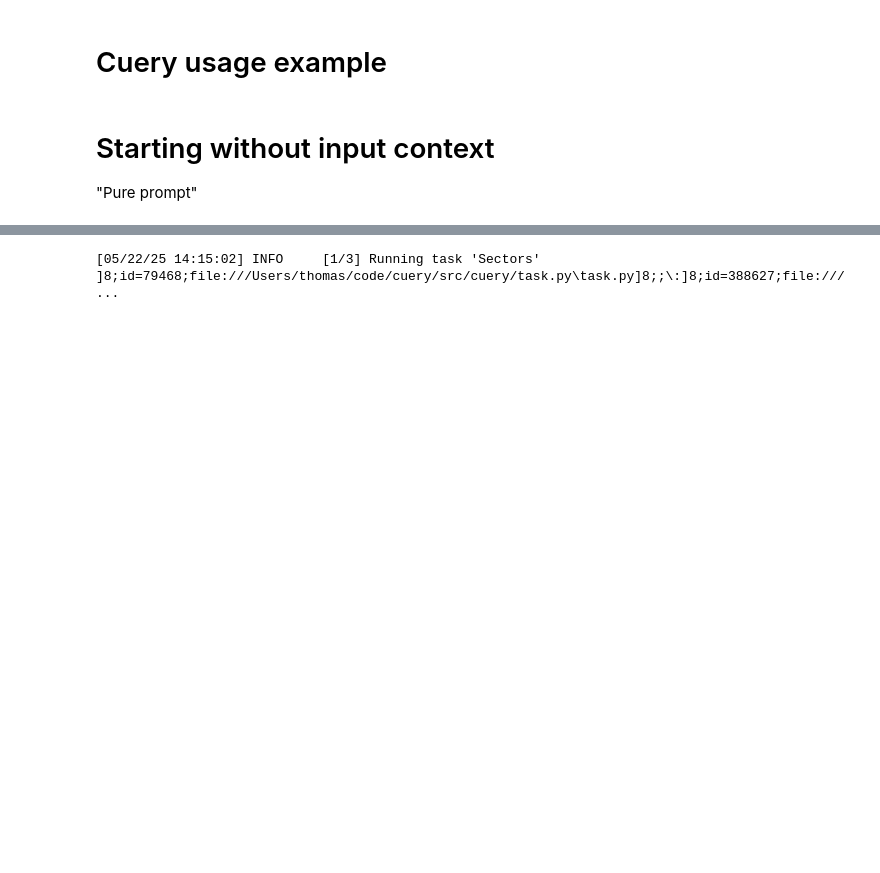
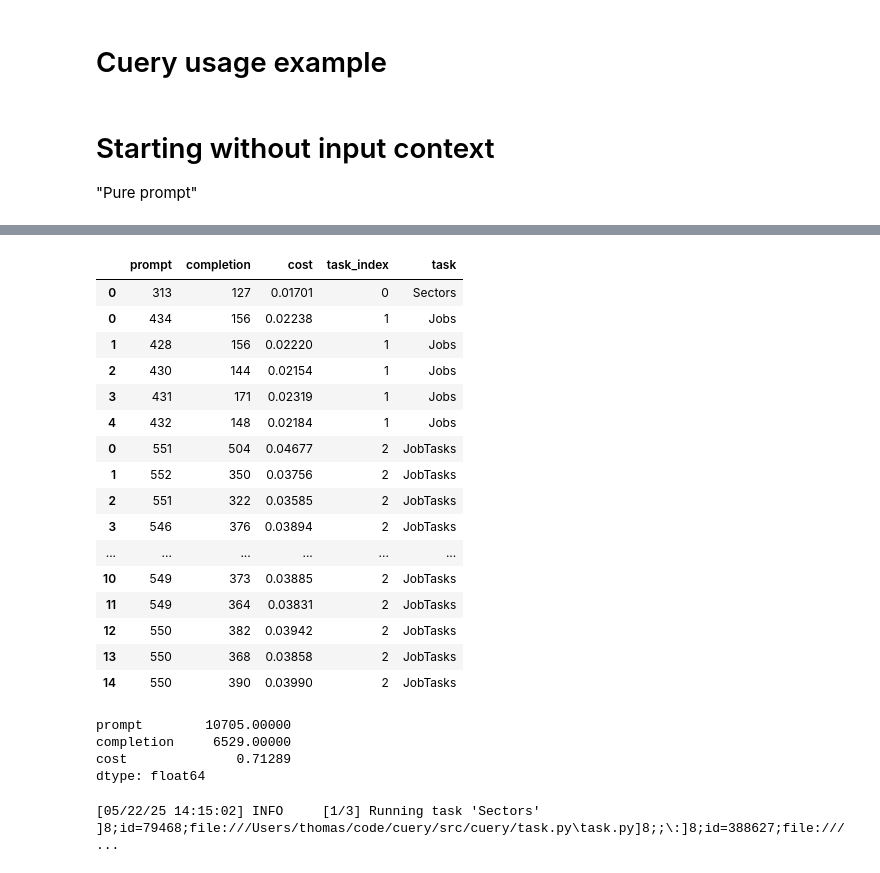
Before and after one commit to graphext/cuery, a Jupyter notebook: notebooks/examples.ipynb, the cells around one changed output, grey strips where cells are left out. Saved outputs shown, nothing was run; the diff lists cells and outputs as text; code cells hidden in the pictures; blank space fills up the shorter version.

```diff
--- a/notebooks/examples.ipynb
+++ b/notebooks/examples.ipynb
@@ -17,0 +34,4 @@ GDRIVE = Path("~/Google Drive/Shared drives/Solutions").expanduser()
+# %%
+chain = task.Chain(SpanishSectors, DirceJobs, DirceTasks)
+result = await chain(model="gpt-4.1-mini", n_concurrent=20)
+result
@@ -18,3 +55,28 @@ GDRIVE = Path("~/Google Drive/Shared drives/Solutions").expanduser()
+# %%
+display(chain._usage)
+chain._usage[["prompt", "completion", "cost"]].sum()
+# %% [output]
+|  | prompt | completion | cost | task_index | task |
+| 0 | 313 | 127 | 0.01701 | 0 | Sectors |
+| 0 | 434 | 156 | 0.02238 | 1 | Jobs |
+| 1 | 428 | 156 | 0.02220 | 1 | Jobs |
+| 2 | 430 | 144 | 0.02154 | 1 | Jobs |
+| 3 | 431 | 171 | 0.02319 | 1 | Jobs |
+| 4 | 432 | 148 | 0.02184 | 1 | Jobs |
+| 0 | 551 | 504 | 0.04677 | 2 | JobTasks |
+| 1 | 552 | 350 | 0.03756 | 2 | JobTasks |
+| 2 | 551 | 322 | 0.03585 | 2 | JobTasks |
+| 3 | 546 | 376 | 0.03894 | 2 | JobTasks |
+| ... | ... | ... | ... | ... | ... |
+| 10 | 549 | 373 | 0.03885 | 2 | JobTasks |
+| 11 | 549 | 364 | 0.03831 | 2 | JobTasks |
+| 12 | 550 | 382 | 0.03942 | 2 | JobTasks |
+| 13 | 550 | 368 | 0.03858 | 2 | JobTasks |
+| 14 | 550 | 390 | 0.03990 | 2 | JobTasks |
+prompt        10705.00000
+completion     6529.00000
+cost              0.71289
+dtype: float64
 # %%
 chain = task.Chain(CountrySectors, DirceJobs, DirceTasks)
 result = await chain({"country": "Spain"}, model="gpt-4.1-mini", n_concurrent=20)
```
Also changed, not shown: parts of 2 cells of this notebook, 6 other files.
